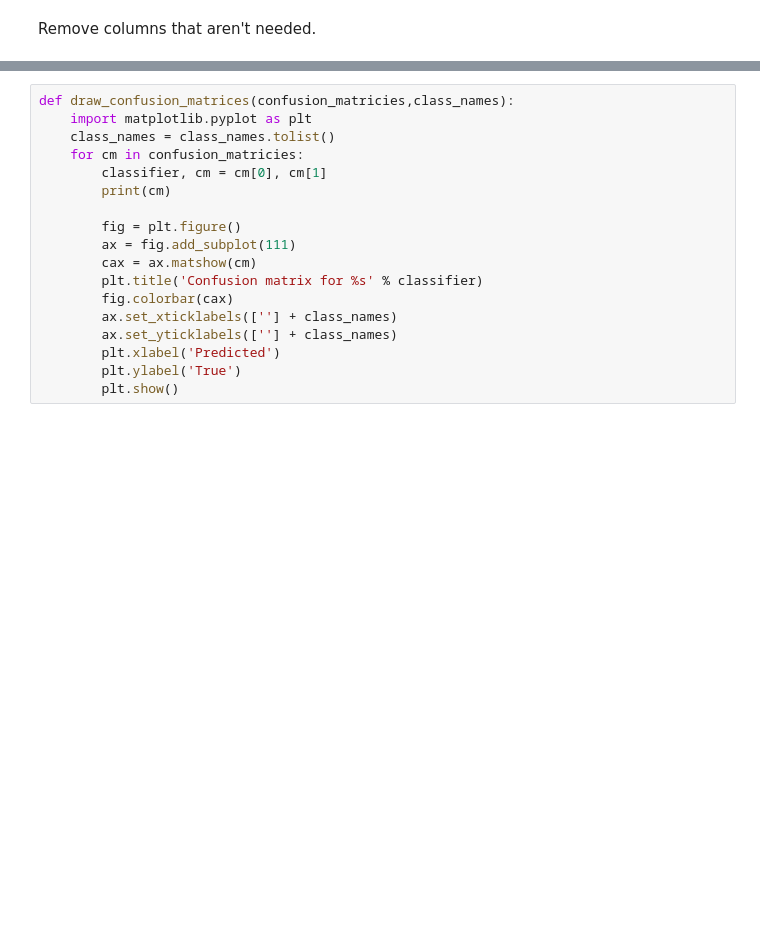
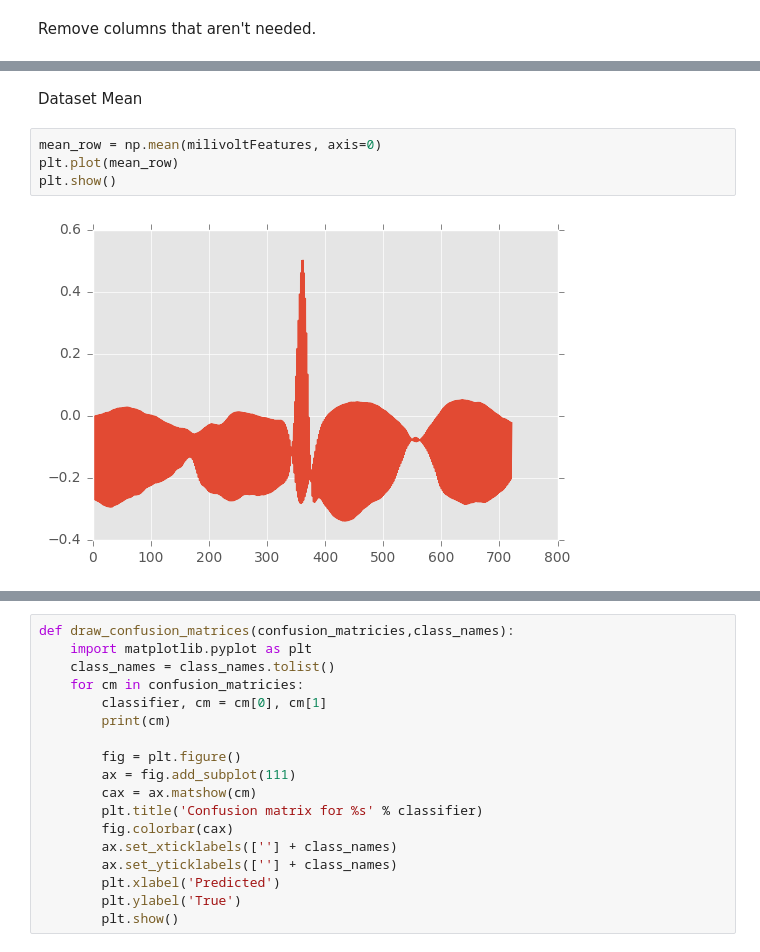
Before and after one commit to predmach/cognitive_wfdb, a Jupyter notebook: juypter/cog_wfdb-dnn.ipynb, the cells around one changed output, grey strips where cells are left out. Drawn from its saved outputs; the diff is of its cells as text; blank space fills up the shorter version.

```diff
--- a/juypter/cog_wfdb-dnn.ipynb
+++ b/juypter/cog_wfdb-dnn.ipynb
@@ -72,0 +63,8 @@ isolate_millivolt_features....
+# %% [markdown]
+Dataset Mean
+# %%
+mean_row = np.mean(milivoltFeatures, axis=0)
+plt.plot(mean_row)
+plt.show()
+# %% [output]
+[figure, added]
```
Also changed, not shown: parts of 15 cells of this notebook, 2 other files.
